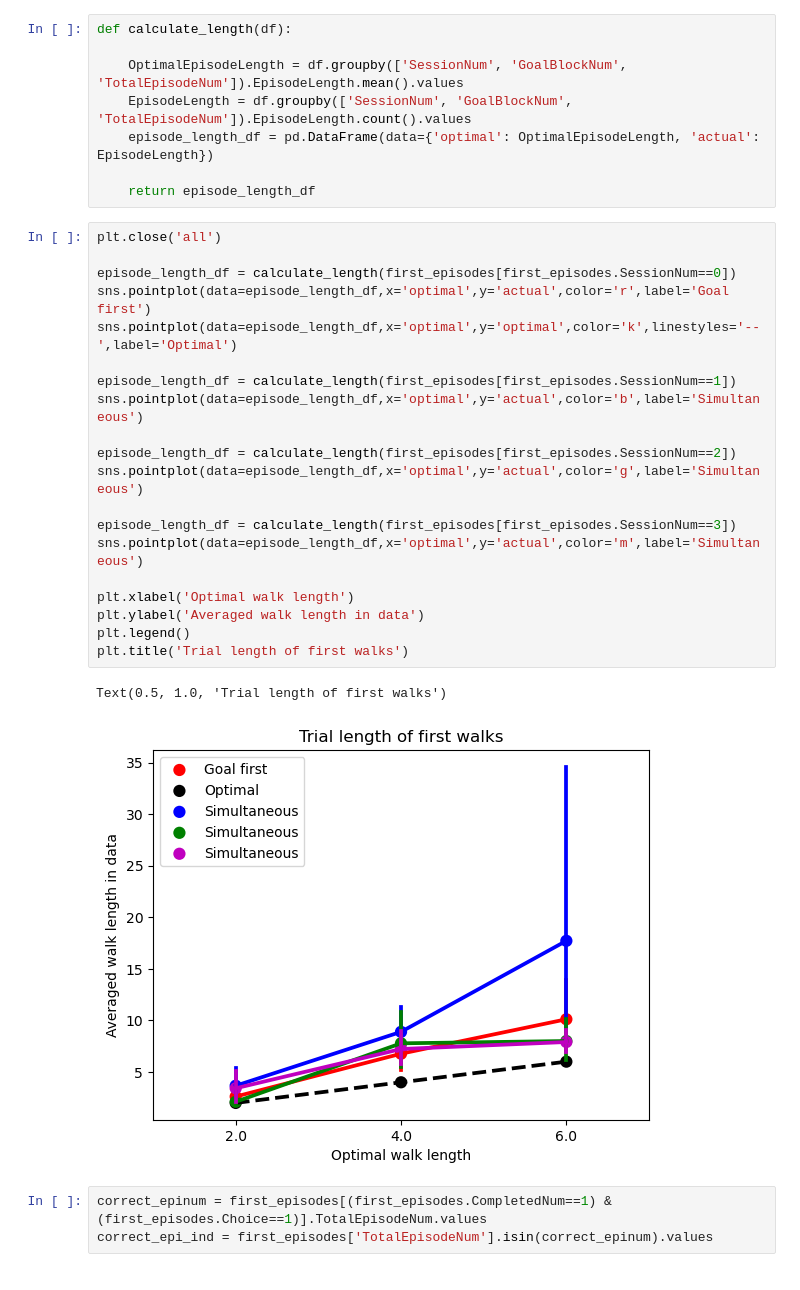
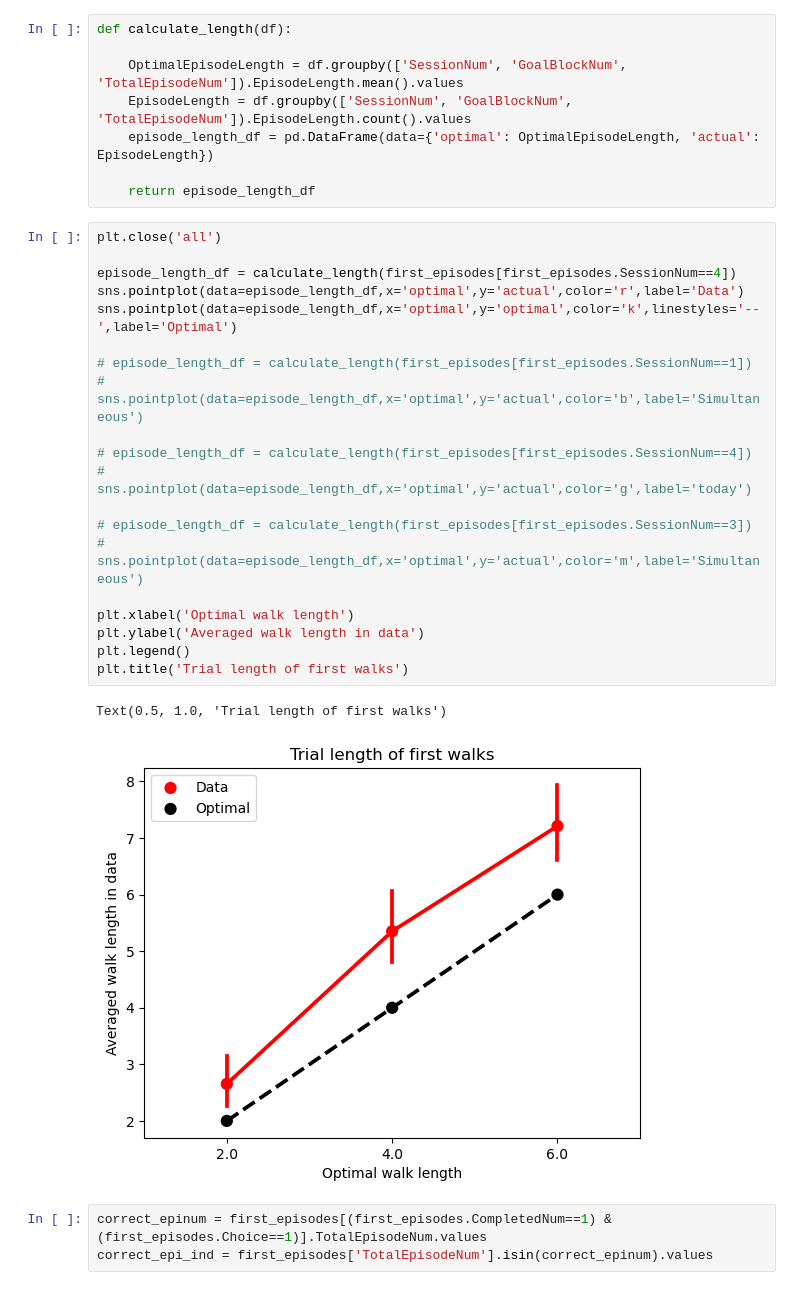
Before and after one commit to lianghexin/MazeTaskAnalysis, a Jupyter notebook: behavior_Dylan.ipynb, the cells around one changed output. Cells and saved outputs as stored; diff of their text form.

```diff
--- a/behavior_Dylan.ipynb
+++ b/behavior_Dylan.ipynb
@@ -103,26 +130,26 @@ def calculate_length(df):
 # %%
 plt.close('all')
 
-episode_length_df = calculate_length(first_episodes[first_episodes.SessionNum==0])
-sns.pointplot(data=episode_length_df,x='optimal',y='actual',color='r',label='Goal first')
+episode_length_df = calculate_length(first_episodes[first_episodes.SessionNum==4])
+sns.pointplot(data=episode_length_df,x='optimal',y='actual',color='r',label='Data')
 sns.pointplot(data=episode_length_df,x='optimal',y='optimal',color='k',linestyles='--',label='Optimal')
 
-episode_length_df = calculate_length(first_episodes[first_episodes.SessionNum==1])
-sns.pointplot(data=episode_length_df,x='optimal',y='actual',color='b',label='Simultaneous')
+# episode_length_df = calculate_length(first_episodes[first_episodes.SessionNum==1])
+# sns.pointplot(data=episode_length_df,x='optimal',y='actual',color='b',label='Simultaneous')
 
-episode_length_df = calculate_length(first_episodes[first_episodes.SessionNum==2])
-sns.pointplot(data=episode_length_df,x='optimal',y='actual',color='g',label='Simultaneous')
+# episode_length_df = calculate_length(first_episodes[first_episodes.SessionNum==4])
+# sns.pointplot(data=episode_length_df,x='optimal',y='actual',color='g',label='today')
 
-episode_length_df = calculate_length(first_episodes[first_episodes.SessionNum==3])
-sns.pointplot(data=episode_length_df,x='optimal',y='actual',color='m',label='Simultaneous')
+# episode_length_df = calculate_length(first_episodes[first_episodes.SessionNum==3])
+# sns.pointplot(data=episode_length_df,x='optimal',y='actual',color='m',label='Simultaneous')
 
 plt.xlabel('Optimal walk length')
 plt.ylabel('Averaged walk length in data')
 plt.legend()
 plt.title('Trial length of first walks')
 # %% [output]
 Text(0.5, 1.0, 'Trial length of first walks')
-[figure, old version]
+[figure, new version]
 # %%
 correct_epinum = first_episodes[(first_episodes.CompletedNum==1) & (first_episodes.Choice==1)].TotalEpisodeNum.values
 correct_epi_ind = first_episodes['TotalEpisodeNum'].isin(correct_epinum).values
```
Also changed, not shown: parts of 5 cells of this notebook, 1 other file.
